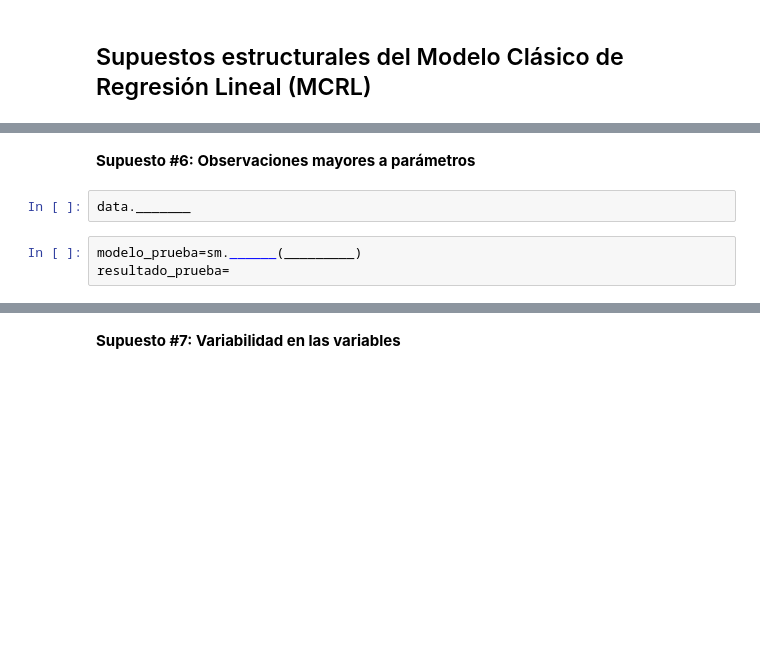
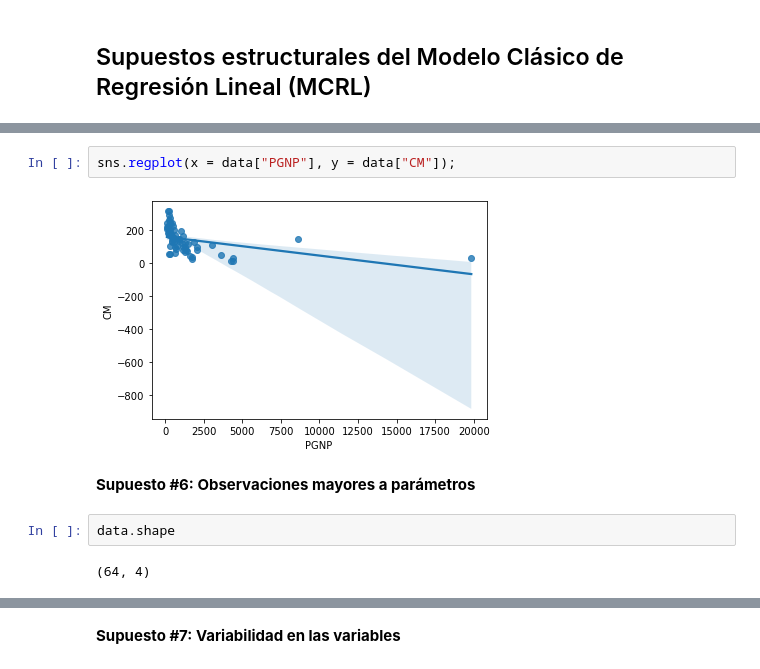
Before and after one commit to JuanAcevedoEcon/Econometria-basica-con-Python, a Jupyter notebook: Scripts/(3) Supuestos Estructura MCO.ipynb, the cells around one changed output, grey strips where cells are left out. Saved outputs shown, nothing was run; the diff lists cells and outputs as text; blank space fills up the shorter version.

```diff
--- a/Scripts/(3) Supuestos Estructura MCO.ipynb
+++ b/Scripts/(3) Supuestos Estructura MCO.ipynb
@@ -14,7 +25,10 @@ sns.regplot(________,_________);
+# %%
+sns.regplot(x = data["PGNP"], y = data["CM"]);
+# %% [output]
+[figure, added]
 # %% [markdown]
 **Supuesto #6: Observaciones mayores a parámetros**
 # %%
-data._______
+data.shape
+# %% [output]
+(64, 4)
-# %%
-modelo_prueba=sm.______(_________)
-resultado_prueba=
```
Also changed, not shown: parts of 35 cells of this notebook, 1 other file.
